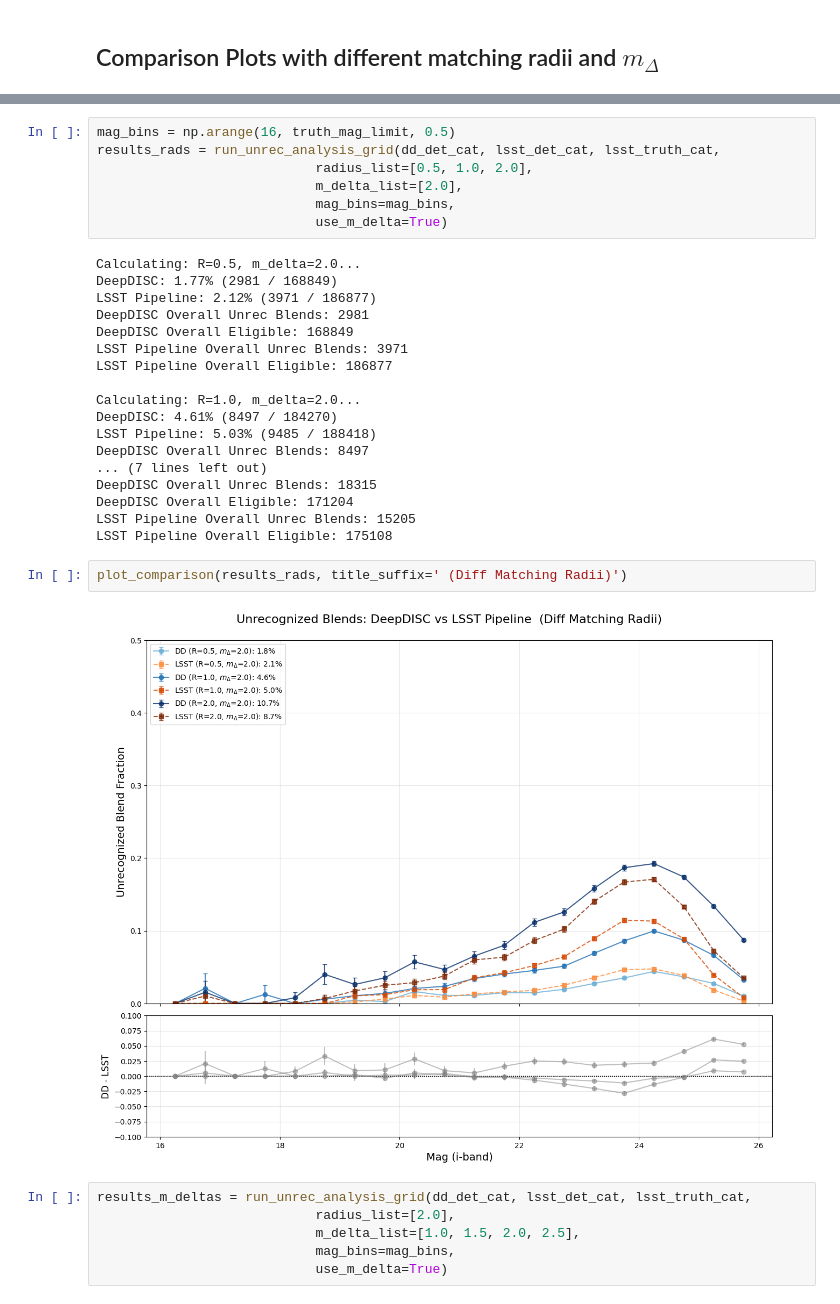
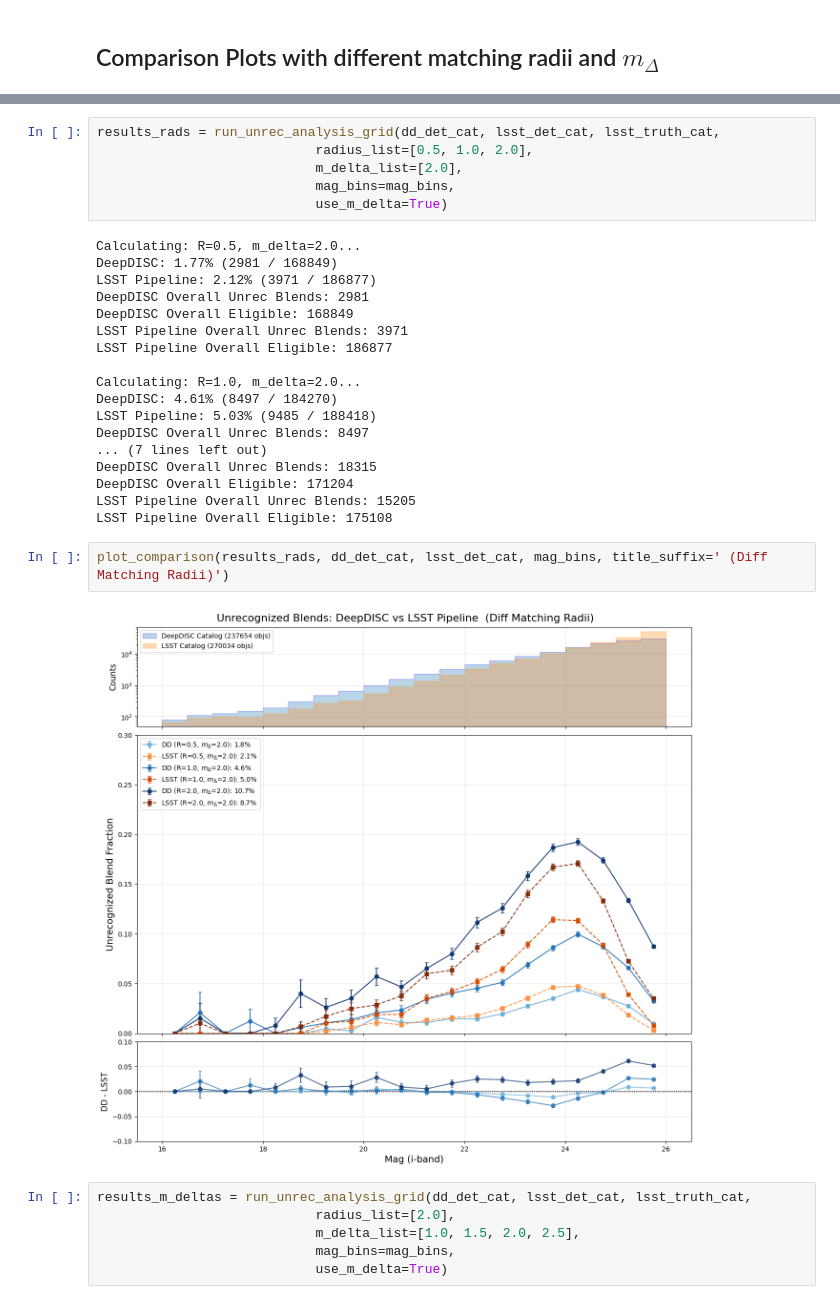
Before and after one commit to grantmerz/DeepDISC_Roman_Rubin, a Jupyter notebook: analysis.ipynb, the cells around one changed output, grey strips where cells are left out. Saved outputs shown, nothing was run; the diff lists cells and outputs as text.

Commit message:
Added mag distribution histogram to UBF plot

```diff
--- a/analysis.ipynb
+++ b/analysis.ipynb
@@ -1307,5 +1349,4 @@ def plot_comparison(results, title_suffix=None, use_m_delta=True):
 # %%
-mag_bins = np.arange(16, truth_mag_limit, 0.5)
 results_rads = run_unrec_analysis_grid(dd_det_cat, lsst_det_cat, lsst_truth_cat,
                             radius_list=[0.5, 1.0, 2.0],
                             m_delta_list=[2.0],
@@ -1330,9 +1371,9 @@ DeepDISC Overall Eligible: 171204
 LSST Pipeline Overall Unrec Blends: 15205
 LSST Pipeline Overall Eligible: 175108
 # %%
-plot_comparison(results_rads, title_suffix=' (Diff Matching Radii)')
+plot_comparison(results_rads, dd_det_cat, lsst_det_cat, mag_bins, title_suffix=' (Diff Matching Radii)')
 # %% [output]
-[figure, old version]
+[figure, new version]
 # %%
 results_m_deltas = run_unrec_analysis_grid(dd_det_cat, lsst_det_cat, lsst_truth_cat,
                             radius_list=[2.0],
```
Also changed, not shown: parts of 3 cells of this notebook.
